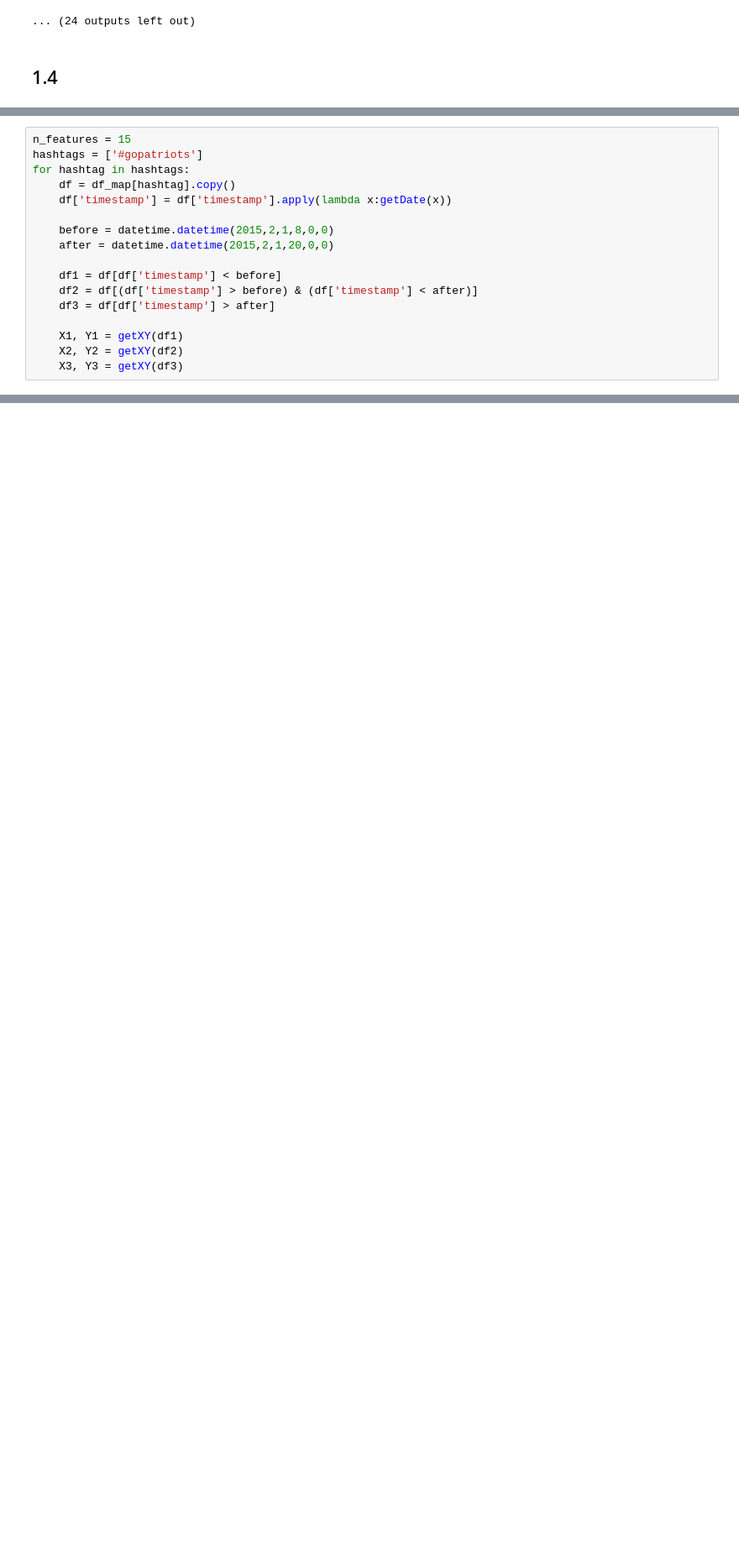
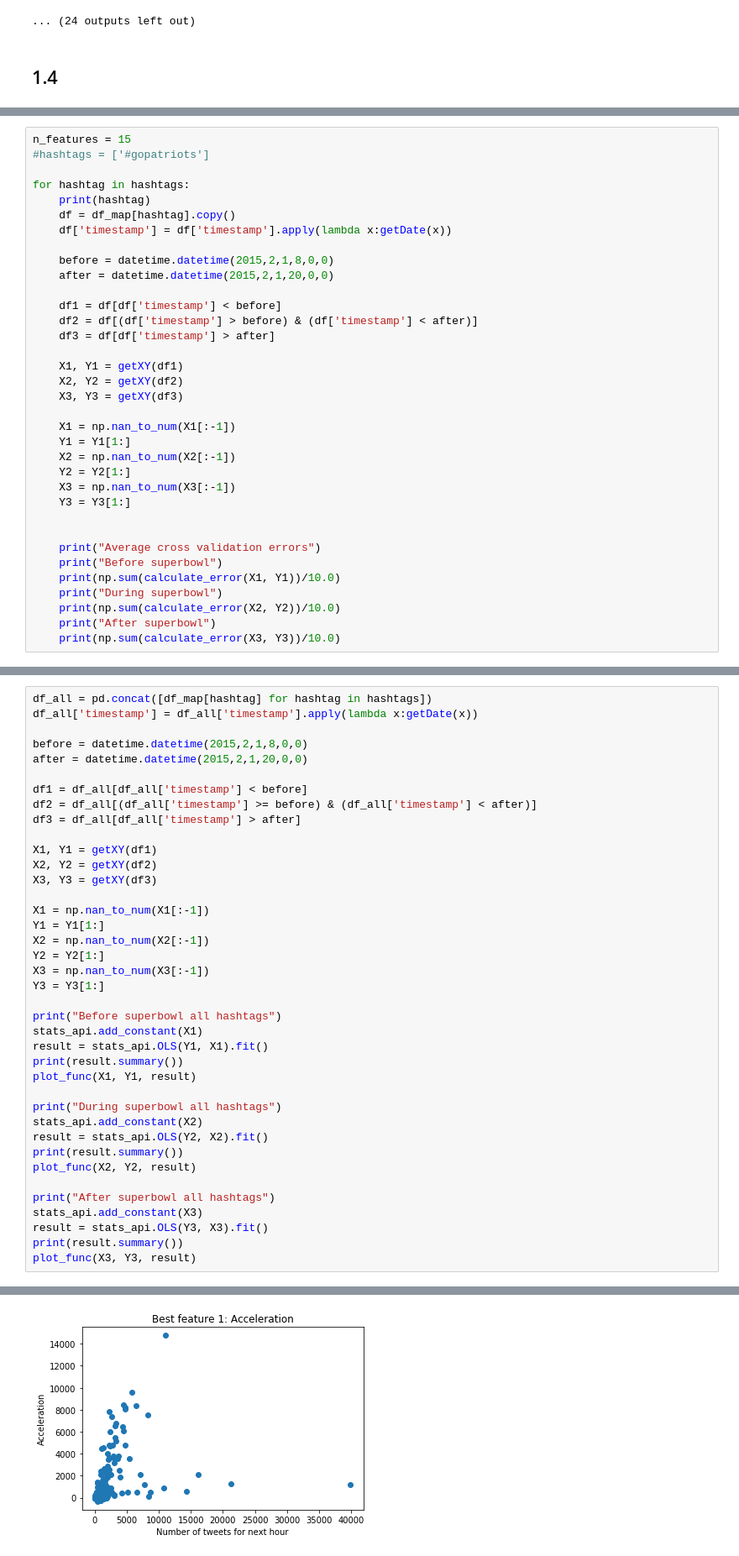
Before and after one commit to TSatyaVasanthReddy/TwitterPopularityPrediction, a Jupyter notebook: Project5_MB.ipynb, the cells around one changed output, grey strips where cells are left out. Shown: that part at 84% size. Saved outputs shown, nothing was run; the diff lists cells and outputs as text; blank space fills up the shorter version.

```diff
--- a/Project5_MB.ipynb
+++ b/Project5_MB.ipynb
@@ -396,7 +397,9 @@ User mentions
 # %%
 n_features = 15
-hashtags = ['#gopatriots']
+#hashtags = ['#gopatriots']
+
 for hashtag in hashtags:
+    print(hashtag)
     df = df_map[hashtag].copy()
     df['timestamp'] = df['timestamp'].apply(lambda x:getDate(x))
 
@@ -410,4 +413,20 @@ for hashtag in hashtags:
     X1, Y1 = getXY(df1)
     X2, Y2 = getXY(df2)
     X3, Y3 = getXY(df3)
+
+    X1 = np.nan_to_num(X1[:-1])
+    Y1 = Y1[1:]
+    X2 = np.nan_to_num(X2[:-1])
+    Y2 = Y2[1:]
+    X3 = np.nan_to_num(X3[:-1])
+    Y3 = Y3[1:]
+
+
+    print("Average cross validation errors")
+    print("Before superbowl")
+    print(np.sum(calculate_error(X1, Y1))/10.0)
+    print("During superbowl")
+    print(np.sum(calculate_error(X2, Y2))/10.0)
+    print("After superbowl")
+    print(np.sum(calculate_error(X3, Y3))/10.0)
 # %% [output]
@@ -415,0 +434,40 @@ for hashtag in hashtags:
+# %%
+df_all = pd.concat([df_map[hashtag] for hashtag in hashtags])
+df_all['timestamp'] = df_all['timestamp'].apply(lambda x:getDate(x))
+
+before = datetime.datetime(2015,2,1,8,0,0)
+after = datetime.datetime(2015,2,1,20,0,0)
+
+df1 = df_all[df_all['timestamp'] < before]
+df2 = df_all[(df_all['timestamp'] >= before) & (df_all['timestamp'] < after)]
+df3 = df_all[df_all['timestamp'] > after]
+
+X1, Y1 = getXY(df1)
+X2, Y2 = getXY(df2)
+X3, Y3 = getXY(df3)
+
+X1 = np.nan_to_num(X1[:-1])
+Y1 = Y1[1:]
+X2 = np.nan_to_num(X2[:-1])
+Y2 = Y2[1:]
+X3 = np.nan_to_num(X3[:-1])
+Y3 = Y3[1:]
+
+print("Before superbowl all hashtags")
+stats_api.add_constant(X1)
+result = stats_api.OLS(Y1, X1).fit()
+print(result.summary())
+plot_func(X1, Y1, result)
+
+print("During superbowl all hashtags")
+stats_api.add_constant(X2)
+result = stats_api.OLS(Y2, X2).fit()
+print(result.summary())
+plot_func(X2, Y2, result)
+
+print("After superbowl all hashtags")
+stats_api.add_constant(X3)
+result = stats_api.OLS(Y3, X3).fit()
+print(result.summary())
+plot_func(X3, Y3, result)
+# %% [output]
@@ -415,0 +491 @@ for hashtag in hashtags:
+[figure, added]
```
Also changed, not shown: parts of 12 cells of this notebook.
